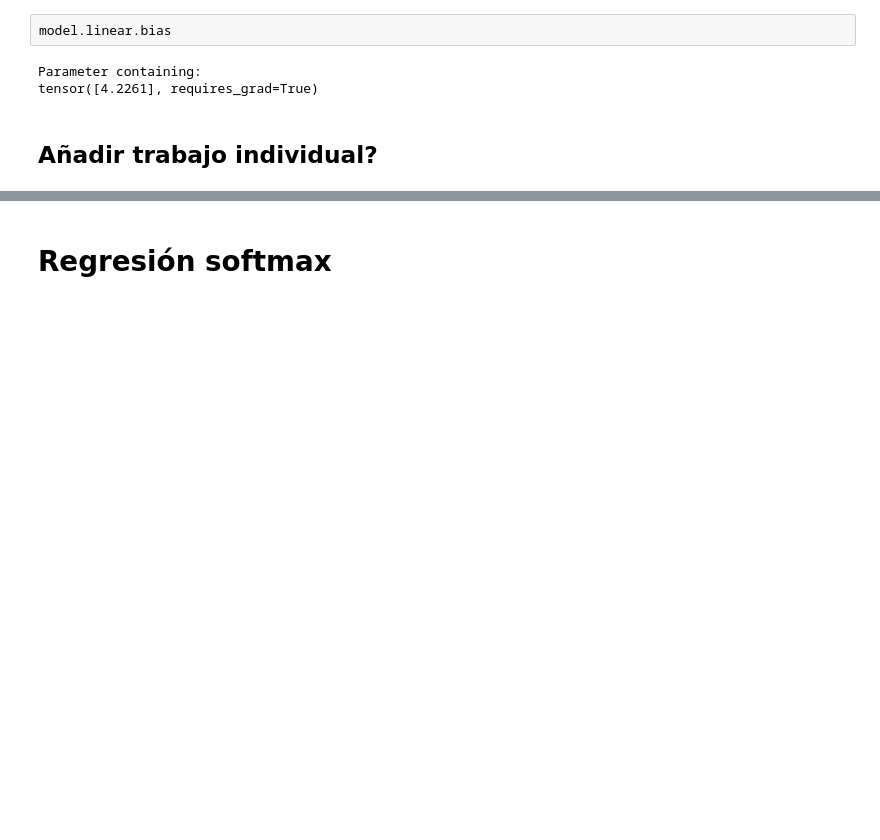
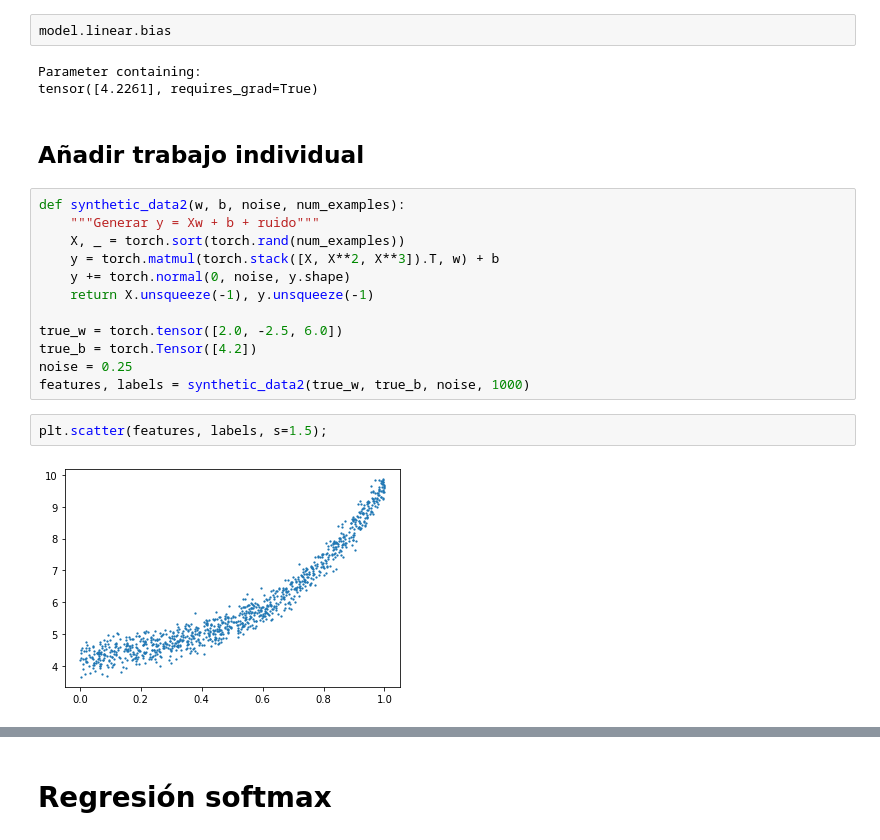
Before and after one commit to ramajoballester/mil_deeplearning, a Jupyter notebook: 1_introduccion.ipynb, the cells around one changed output, grey strips where cells are left out. Cells and saved outputs as stored; diff of their text form; blank space fills up the shorter version.

```diff
--- a/1_introduccion.ipynb
+++ b/1_introduccion.ipynb
@@ -293,4 +345,20 @@ model.linear.bias
 Parameter containing:
 tensor([4.2261], requires_grad=True)
 # %% [markdown]
-## Añadir trabajo individual?
+## Añadir trabajo individual
+# %%
+def synthetic_data2(w, b, noise, num_examples):
+    """Generar y = Xw + b + ruido"""
+    X, _ = torch.sort(torch.rand(num_examples))
+    y = torch.matmul(torch.stack([X, X**2, X**3]).T, w) + b
+    y += torch.normal(0, noise, y.shape)
+    return X.unsqueeze(-1), y.unsqueeze(-1)
+
+true_w = torch.tensor([2.0, -2.5, 6.0])
+true_b = torch.Tensor([4.2])
+noise = 0.25
+features, labels = synthetic_data2(true_w, true_b, noise, 1000)
+# %%
+plt.scatter(features, labels, s=1.5);
+# %% [output]
+[figure, added]
```
Also changed, not shown: parts of 63 cells of this notebook.
